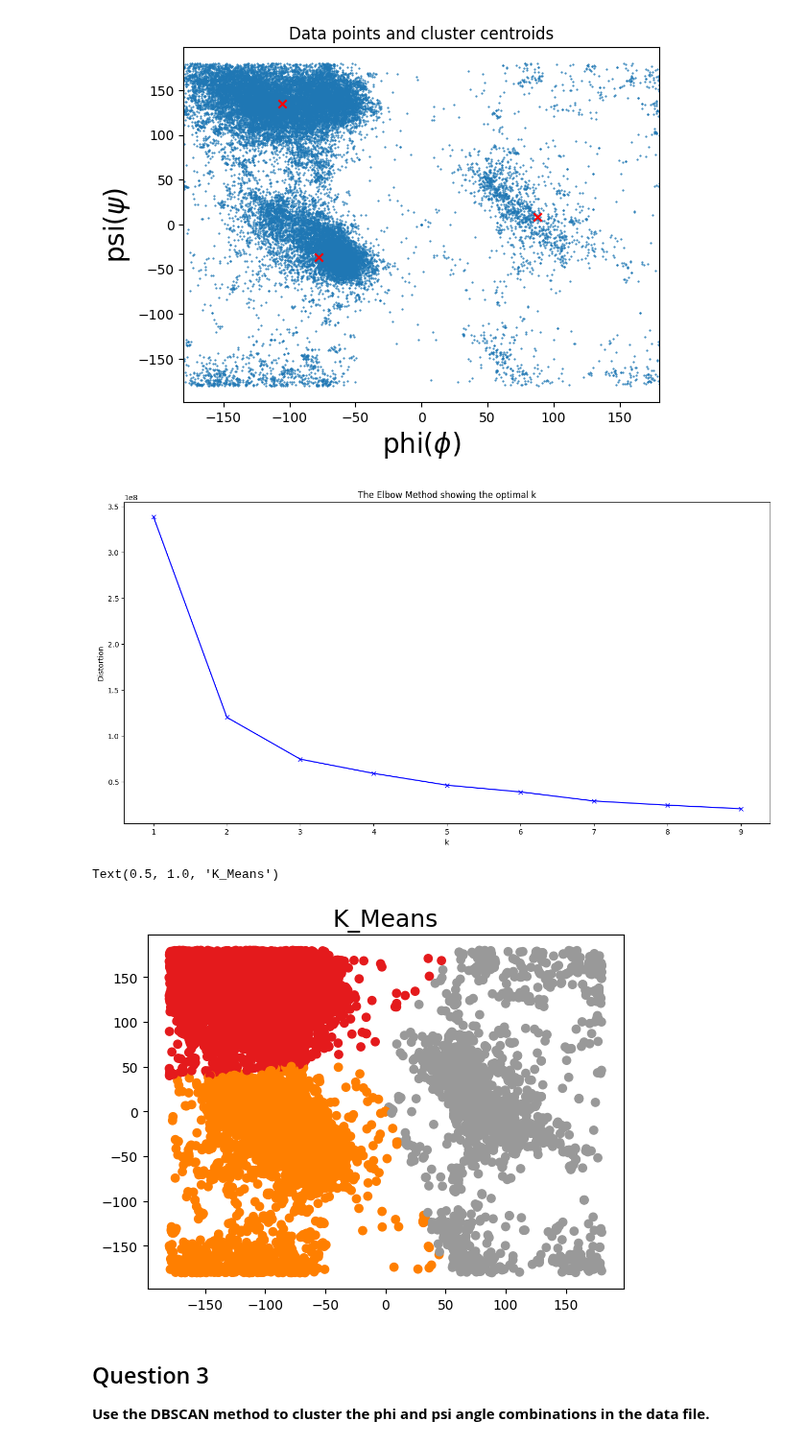
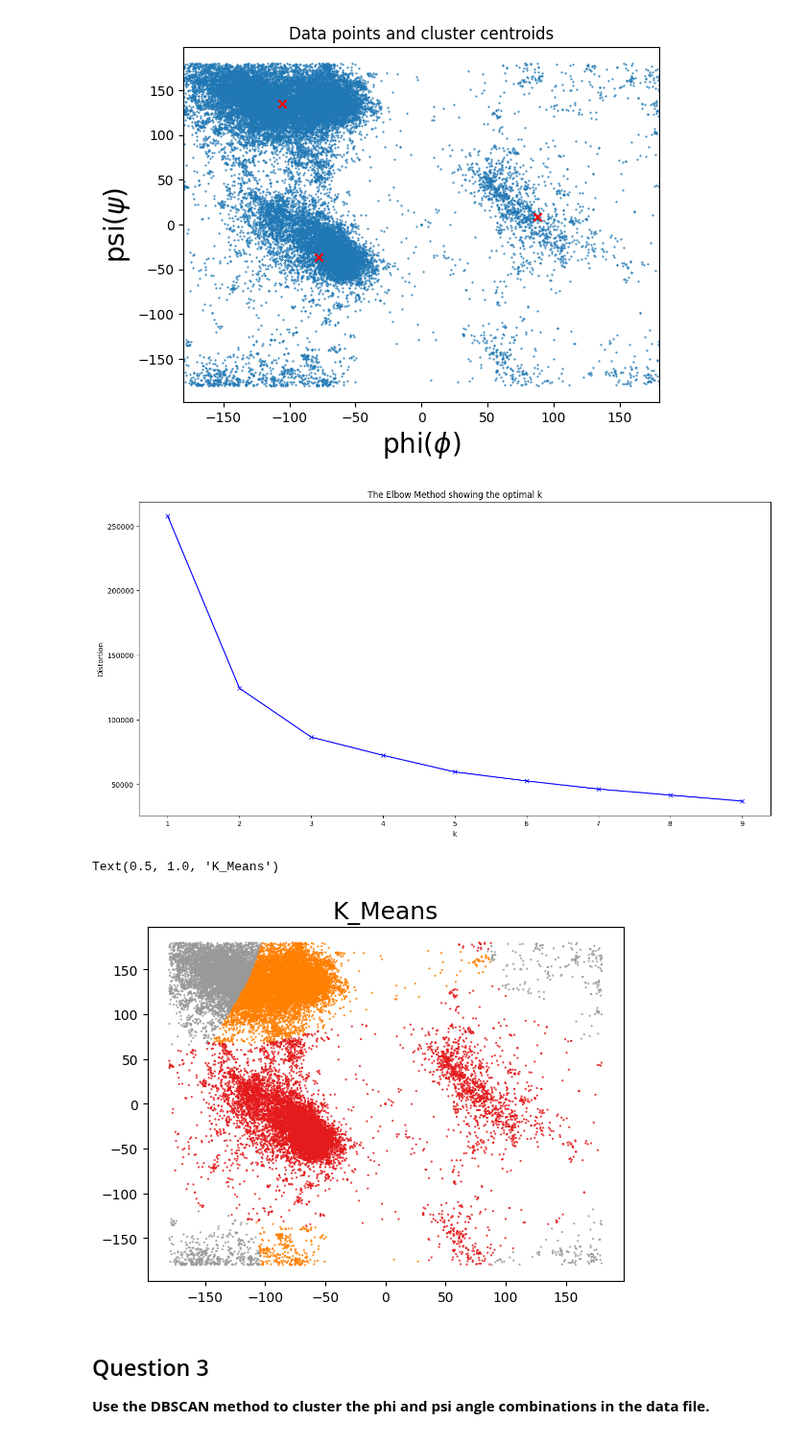
Before and after one commit to chenbin234/DAT405-DIT407-Introduction-to-data-science-and-AI, a Jupyter notebook: Assignment_3/intro_to_AI_ass3_by_Bingcheng.ipynb, the cells around one changed output. Shown at 96% size. Saved outputs shown, nothing was run; the diff lists cells and outputs as text; code cells hidden in the pictures.

```diff
--- a/Assignment_3/intro_to_AI_ass3_by_Bingcheng.ipynb
+++ b/Assignment_3/intro_to_AI_ass3_by_Bingcheng.ipynb
@@ -58,8 +59,13 @@ cbar.set_label('Number of points in each bin',fontsize=20)
 Since the edges of the Ramachandran plot wrap around which means that phi and psi angles close to the edge of the plot may actually be close to angles on the opposite side of the plot. To address this issue, a common approach is to use circular statistics, which take into account the circular nature of the data.
 # %%
 # Convert phi and psi data into circular variables (in radians)
-# phi= np.deg2rad(df['phi'])
-# psi = np.deg2rad(df['psi'])
+phi= np.deg2rad(df['phi'])
+psi = np.deg2rad(df['psi'])
+r = np.sqrt(phi**2 + psi**2)
 
-# df['phi'] = np.cos(phi) + (np.sin(phi))*1j
-# df['psi'] = np.cos(psi) + (np.sin(psi))*1j
+df['x_phi'] = r*np.cos(phi)
+df['y_phi'] = r*np.sin(phi)
+df['x_psi'] = r*np.cos(psi)
+df['y_psi'] = r*np.sin(psi)
+
+df
@@ -93,7 +115,7 @@ K = range(1,10)
 for k in K:
     # kmeanModel = KMeans(n_clusters=k)
     kmeanModel = KMeans(n_clusters=k, init='k-means++', max_iter=300, n_init=10, random_state=0)
-    kmeanModel.fit(df[['phi','psi']])
+    kmeanModel.fit(df[['x_phi','y_phi','x_psi','y_psi']])
     diameter.append(kmeanModel.inertia_)
 
 plt.figure(figsize=(16,8))
@@ -103,18 +125,18 @@ plt.ylabel('Distortion')
 plt.title('The Elbow Method showing the optimal k')
 plt.show()
 # %% [output]
-[figure, old version]
+[figure, new version]
 # %%
 kmeanModel = KMeans(n_clusters=3)
-kmeanModel.fit(df[['phi','psi']])
+kmeanModel.fit(df[['x_phi','y_phi','x_psi','y_psi']])
 
-df['k_means']=kmeanModel.predict(df[['phi','psi']])
+df['k_means']=kmeanModel.predict(df[['x_phi','y_phi','x_psi','y_psi']])
 
-plt.scatter(df['phi'], df['psi'], c=df['k_means'], cmap=plt.cm.Set1)
+plt.scatter(df['phi'], df['psi'], c=df['k_means'], cmap=plt.cm.Set1, marker='.', s=1)
 plt.title('K_Means', fontsize=18)
 # %% [output]
 Text(0.5, 1.0, 'K_Means')
-[figure, old version]
+[figure, new version]
 # %% [markdown]
 ## Question 3
 **Use the DBSCAN method to cluster the phi and psi angle combinations in the data file.**
```
Also changed, not shown: parts of 6 cells of this notebook.
